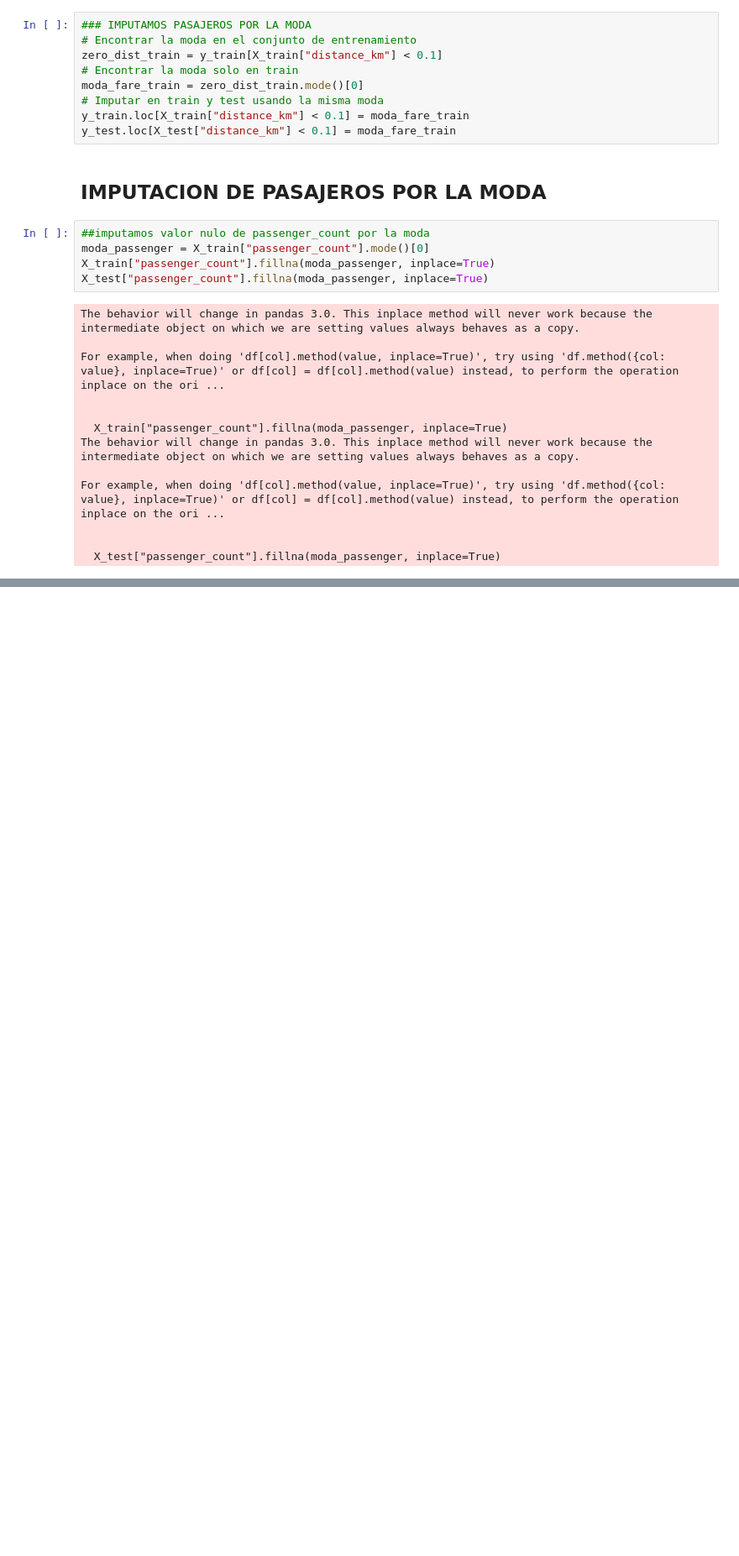
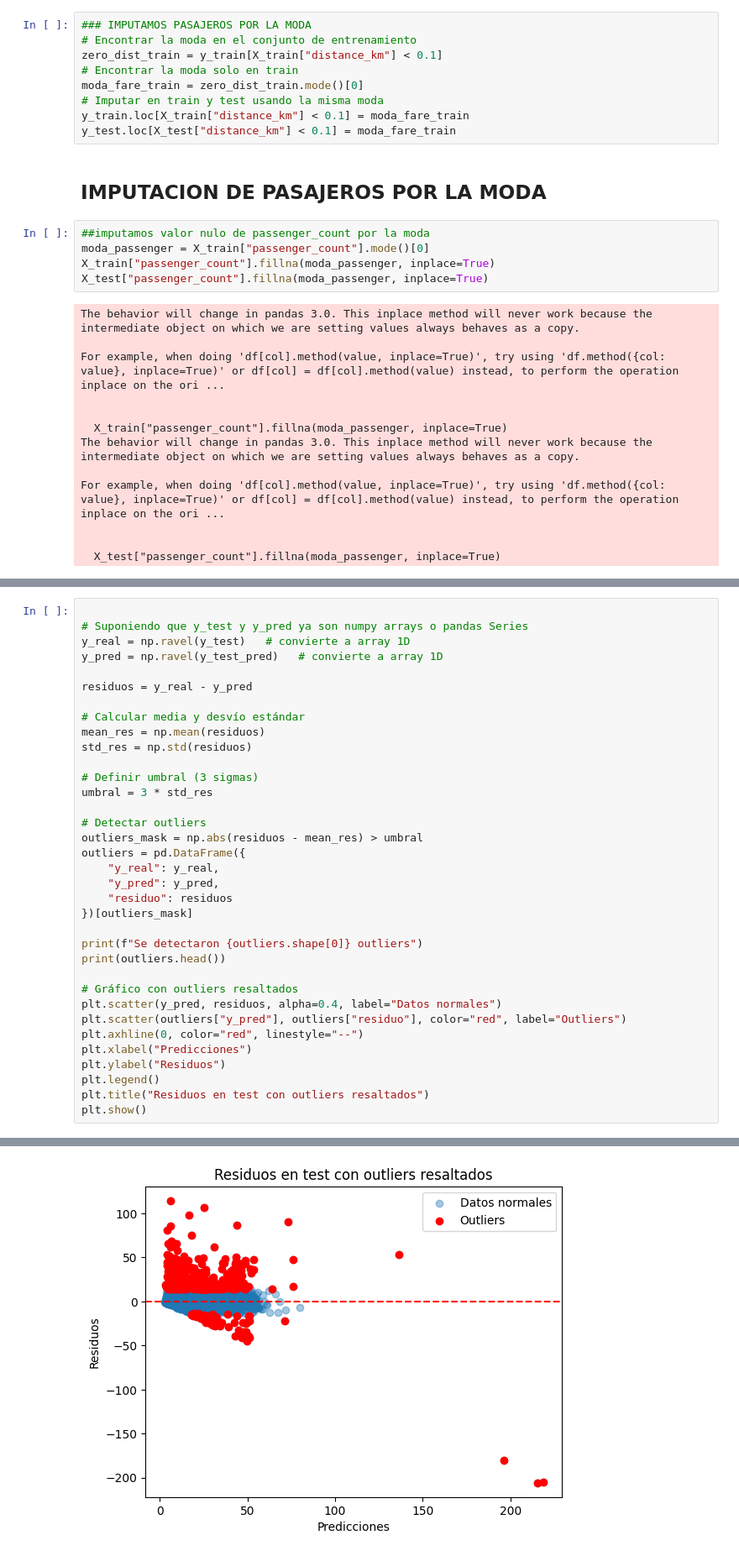
Before and after one commit to Flormezzano/TP-Regresion-AA1-2025C2-Mezzano-P-rez-Tapia, a Jupyter notebook: TP-Regresion-AA1-2025C2-Mezzano-Pérez-Tapia.ipynb, the cells around one changed output, grey strips where cells are left out. Shown at 84% size. Saved outputs shown, nothing was run; the diff lists cells and outputs as text; blank space fills up the shorter version.

```diff
--- a/TP-Regresion-AA1-2025C2-Mezzano-Pérez-Tapia.ipynb
+++ b/TP-Regresion-AA1-2025C2-Mezzano-Pérez-Tapia.ipynb
@@ -479,0 +532,36 @@ No eliminamos filas innecesariamente y no inventamos datos arbitrarios. Usamos l
+# %%
+
+# Suponiendo que y_test y y_pred ya son numpy arrays o pandas Series
+y_real = np.ravel(y_test)   # convierte a array 1D
+y_pred = np.ravel(y_test_pred)   # convierte a array 1D
+
+residuos = y_real - y_pred
+
+# Calcular media y desvío estándar
+mean_res = np.mean(residuos)
+std_res = np.std(residuos)
+
+# Definir umbral (3 sigmas)
+umbral = 3 * std_res
+
+# Detectar outliers
+outliers_mask = np.abs(residuos - mean_res) > umbral
+outliers = pd.DataFrame({
+    "y_real": y_real,
+    "y_pred": y_pred,
+    "residuo": residuos
+})[outliers_mask]
+
+print(f"Se detectaron {outliers.shape[0]} outliers")
+print(outliers.head())
+
+# Gráfico con outliers resaltados
+plt.scatter(y_pred, residuos, alpha=0.4, label="Datos normales")
+plt.scatter(outliers["y_pred"], outliers["residuo"], color="red", label="Outliers")
+plt.axhline(0, color="red", linestyle="--")
+plt.xlabel("Predicciones")
+plt.ylabel("Residuos")
+plt.legend()
+plt.title("Residuos en test con outliers resaltados")
+plt.show()
+# %% [output]
@@ -479,0 +575 @@ No eliminamos filas innecesariamente y no inventamos datos arbitrarios. Usamos l
+[figure, added]
```
Also changed, not shown: parts of 35 cells of this notebook, 1 other file.
